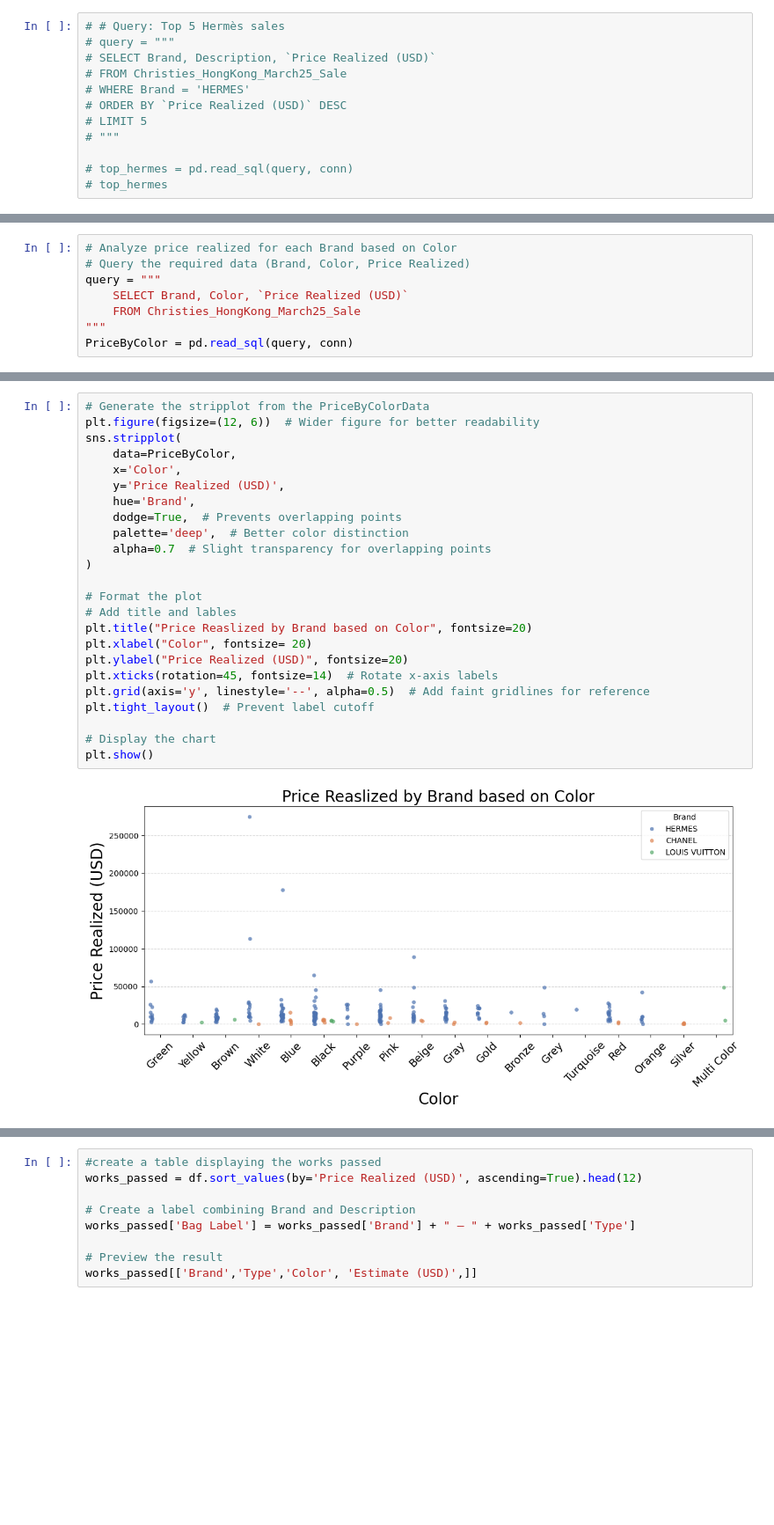
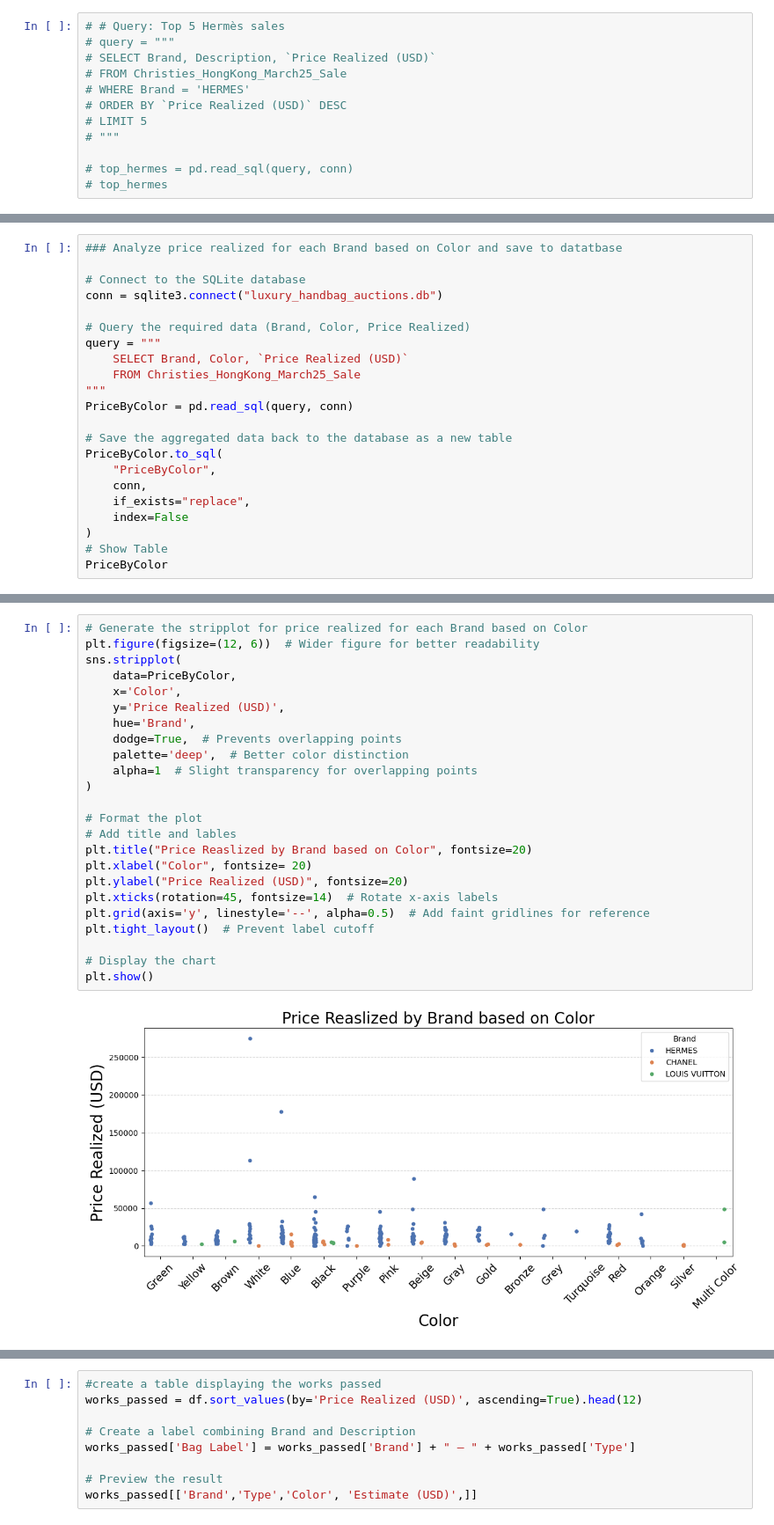
Before and after one commit to PatriciaDaher/Project3-Luxurybags, a Jupyter notebook: LuxuryBags.ipynb, the cells around one changed output, grey strips where cells are left out. Shown: that part at 88% size. Cells and saved outputs as stored; diff of their text form; blank space fills up the shorter version.

```diff
--- a/LuxuryBags.ipynb
+++ b/LuxuryBags.ipynb
@@ -322,8 +337,22 @@ plt.show()
 # %%
-# Analyze price realized for each Brand based on Color
+### Analyze price realized for each Brand based on Color and save to datatbase
+
+# Connect to the SQLite database
+conn = sqlite3.connect("luxury_handbag_auctions.db")
+
 # Query the required data (Brand, Color, Price Realized)
 query = """
     SELECT Brand, Color, `Price Realized (USD)`
     FROM Christies_HongKong_March25_Sale
 """
 PriceByColor = pd.read_sql(query, conn)
+
+# Save the aggregated data back to the database as a new table
+PriceByColor.to_sql(
+    "PriceByColor",
+    conn,
+    if_exists="replace",
+    index=False
+)
+# Show Table
+PriceByColor
@@ -354,26 +375,26 @@ PriceByColor
 # %%
-# Generate the stripplot from the PriceByColorData
+# Generate the stripplot for price realized for each Brand based on Color
 plt.figure(figsize=(12, 6))  # Wider figure for better readability
 sns.stripplot(
     data=PriceByColor,
     x='Color',
     y='Price Realized (USD)',
     hue='Brand',
     dodge=True,  # Prevents overlapping points
     palette='deep',  # Better color distinction
-    alpha=0.7  # Slight transparency for overlapping points
+    alpha=1  # Slight transparency for overlapping points
 )
 
 # Format the plot
 # Add title and lables
 plt.title("Price Reaslized by Brand based on Color", fontsize=20)
 plt.xlabel("Color", fontsize= 20)
 plt.ylabel("Price Realized (USD)", fontsize=20)
 plt.xticks(rotation=45, fontsize=14)  # Rotate x-axis labels
 plt.grid(axis='y', linestyle='--', alpha=0.5)  # Add faint gridlines for reference
 plt.tight_layout()  # Prevent label cutoff
 
 # Display the chart
 plt.show()
 # %% [output]
-[figure, old version]
+[figure, new version]
```
Also changed, not shown: parts of 30 cells of this notebook, 1 other file.
